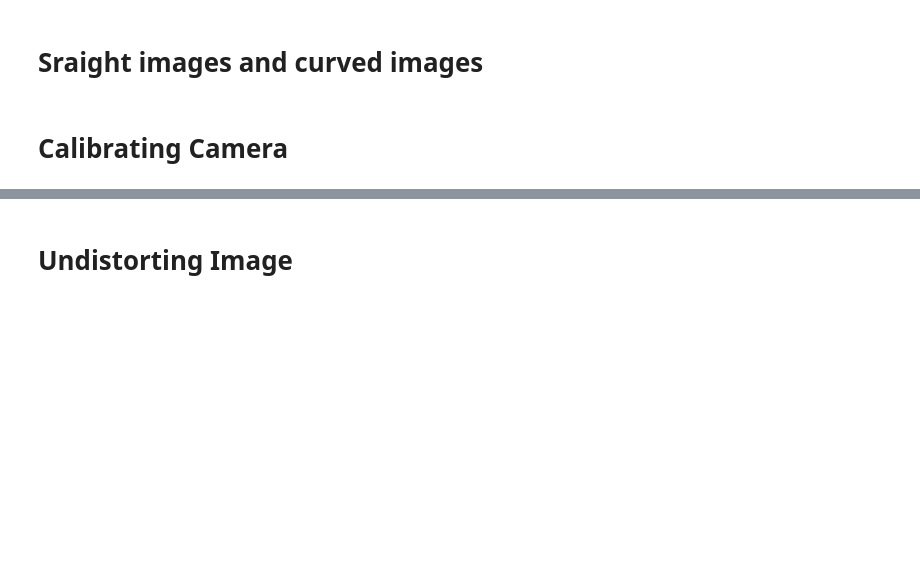
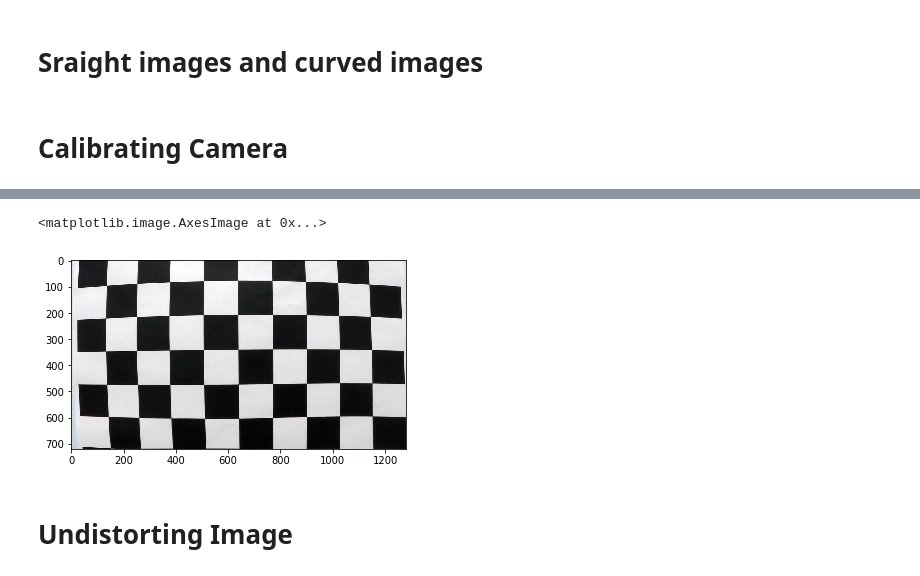
Before and after one commit to jainSamkit/Advanced-Lane-Lines, a Jupyter notebook: lane_lines_new.ipynb, the cells around one changed output, grey strips where cells are left out. Drawn from its saved outputs; the diff is of its cells as text; code cells hidden in the pictures; blank space fills up the shorter version.

```diff
--- a/lane_lines_new.ipynb
+++ b/lane_lines_new.ipynb
@@ -33,3 +75,9 @@ dist=np.array([[ -2.37078716e+00,   3.99793678e+01,   2.16836492e-02,
+# %%
+undist_ref_img=cal_and_undistort.undistort(ref_img,mtx,dist)
+plt.imshow(undist_ref_img)
+# %% [output]
+<matplotlib.image.AxesImage at 0x...>
+[figure, added]
 # %% [markdown]
 # Undistorting Image
 # %%
```
Also changed, not shown: parts of 11 cells of this notebook, 1 other file.
